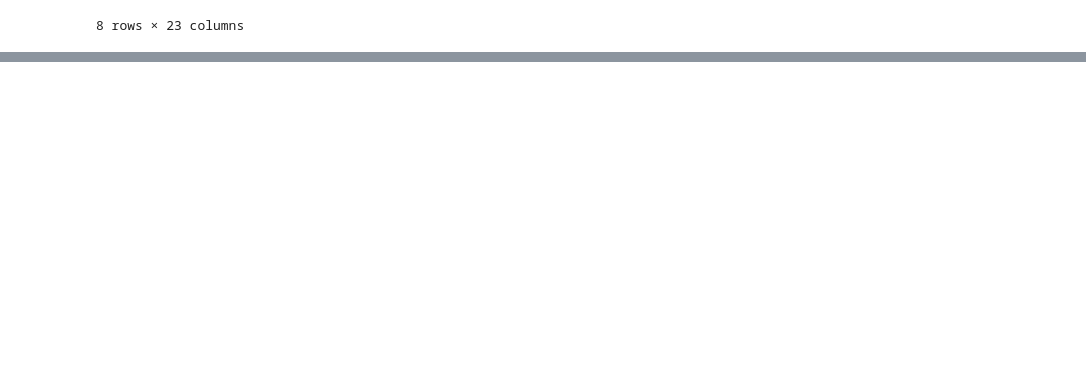
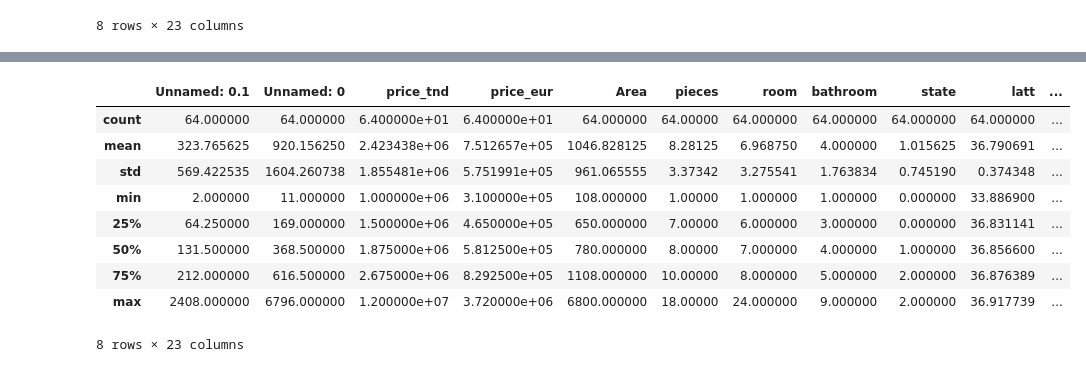
Before and after one commit to anasneji2002/Housing_pricing, a Jupyter notebook: notebooks/Cleanup scripts/Price filtering/dataset_cleanup_prices.ipynb, the cells around one changed output, grey strips where cells are left out. Drawn from its saved outputs; the diff is of its cells as text; code cells hidden in the pictures; blank space fills up the shorter version.

```diff
--- a/notebooks/Cleanup scripts/Price filtering/dataset_cleanup_prices.ipynb
+++ b/notebooks/Cleanup scripts/Price filtering/dataset_cleanup_prices.ipynb
@@ -36,0 +45,13 @@ pm.describe()
+# %%
+phigh.describe()
+# %% [output]
+|  | Unnamed: 0.1 | Unnamed: 0 | price_tnd | price_eur | Area | pieces | room | bathroom | state | latt | ... |
+| count | 64.000000 | 64.000000 | 6.400000e+01 | 6.400000e+01 | 64.000000 | 64.00000 | 64.000000 | 64.000000 | 64.000000 | 64.000000 | ... |
+| mean | 323.765625 | 920.156250 | 2.423438e+06 | 7.512657e+05 | 1046.828125 | 8.28125 | 6.968750 | 4.000000 | 1.015625 | 36.790691 | ... |
+| std | 569.422535 | 1604.260738 | 1.855481e+06 | 5.751991e+05 | 961.065555 | 3.37342 | 3.275541 | 1.763834 | 0.745190 | 0.374348 | ... |
+| min | 2.000000 | 11.000000 | 1.000000e+06 | 3.100000e+05 | 108.000000 | 1.00000 | 1.000000 | 1.000000 | 0.000000 | 33.886900 | ... |
+| 25% | 64.250000 | 169.000000 | 1.500000e+06 | 4.650000e+05 | 650.000000 | 7.00000 | 6.000000 | 3.000000 | 0.000000 | 36.831141 | ... |
+| 50% | 131.500000 | 368.500000 | 1.875000e+06 | 5.812500e+05 | 780.000000 | 8.00000 | 7.000000 | 4.000000 | 1.000000 | 36.856600 | ... |
+| 75% | 212.000000 | 616.500000 | 2.675000e+06 | 8.292500e+05 | 1108.000000 | 10.00000 | 8.000000 | 5.000000 | 2.000000 | 36.876389 | ... |
+| max | 2408.000000 | 6796.000000 | 1.200000e+07 | 3.720000e+06 | 6800.000000 | 18.00000 | 24.000000 | 9.000000 | 2.000000 | 36.917739 | ... |
+8 rows × 23 columns
```
Also changed, not shown: parts of 17 cells of this notebook, 2 other files.
